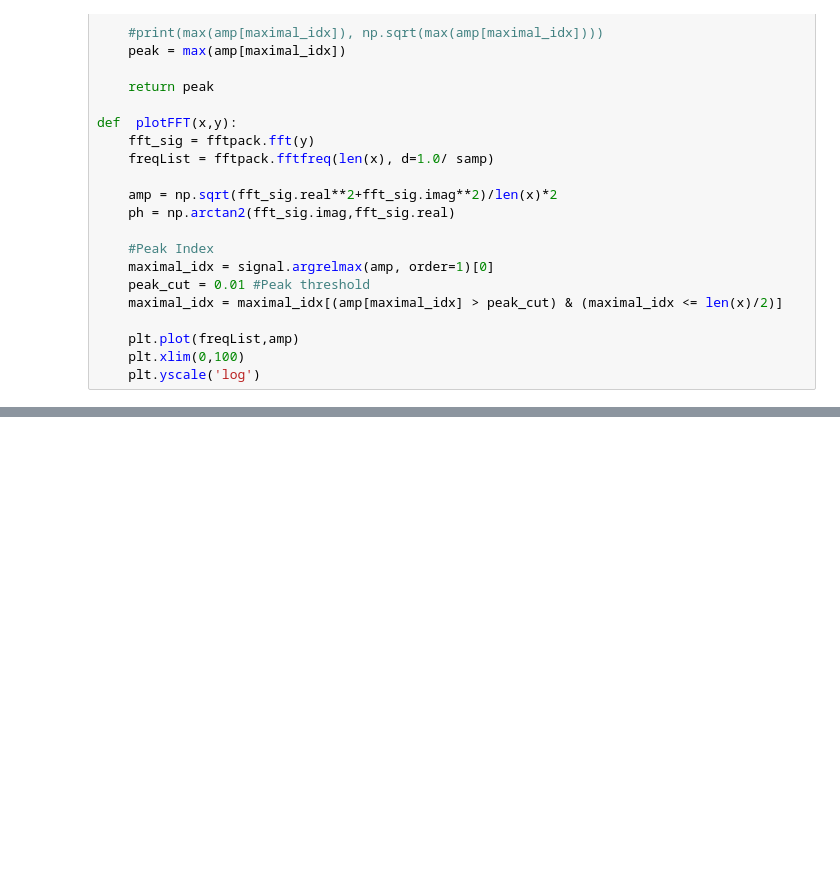
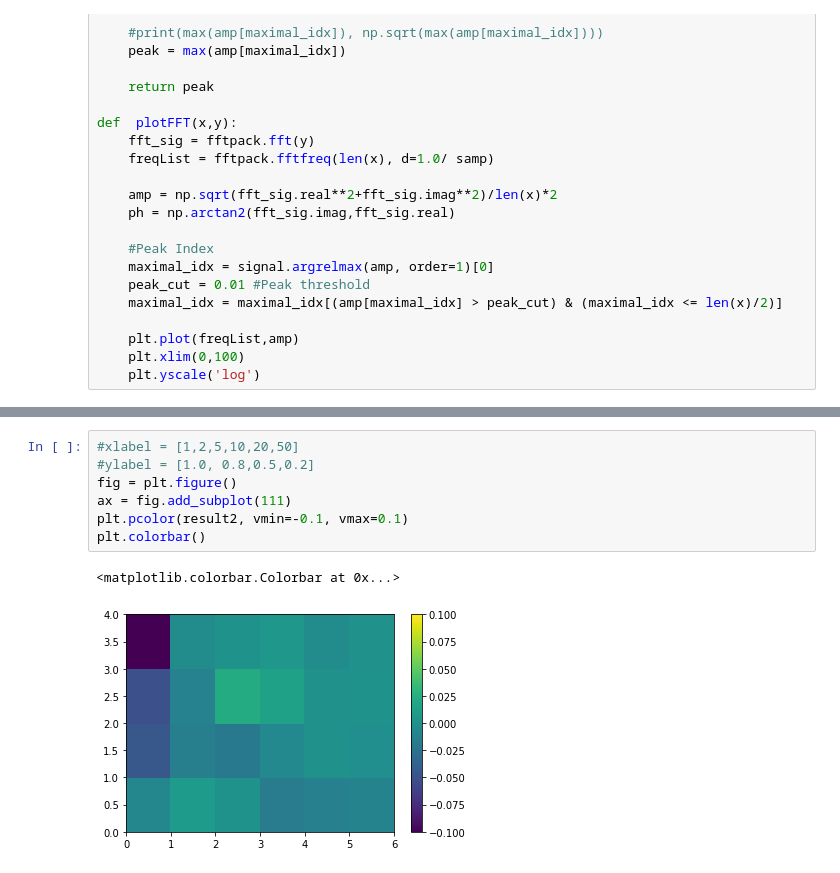
Before and after one commit to nakakeigo/notebook, a Jupyter notebook: LPF.ipynb, the cells around one changed output, grey strips where cells are left out. Saved outputs shown, nothing was run; the diff lists cells and outputs as text; blank space fills up the shorter version.

```diff
--- a/LPF.ipynb
+++ b/LPF.ipynb
@@ -189,0 +261,10 @@ FFT Fit =  [0.0400084  0.63030885]
+# %%
+#xlabel = [1,2,5,10,20,50]
+#ylabel = [1.0, 0.8,0.5,0.2]
+fig = plt.figure()
+ax = fig.add_subplot(111)
+plt.pcolor(result2, vmin=-0.1, vmax=0.1)
+plt.colorbar()
+# %% [output]
+<matplotlib.colorbar.Colorbar at 0x...>
+[figure, added]
```
Also changed, not shown: parts of 14 cells of this notebook.
